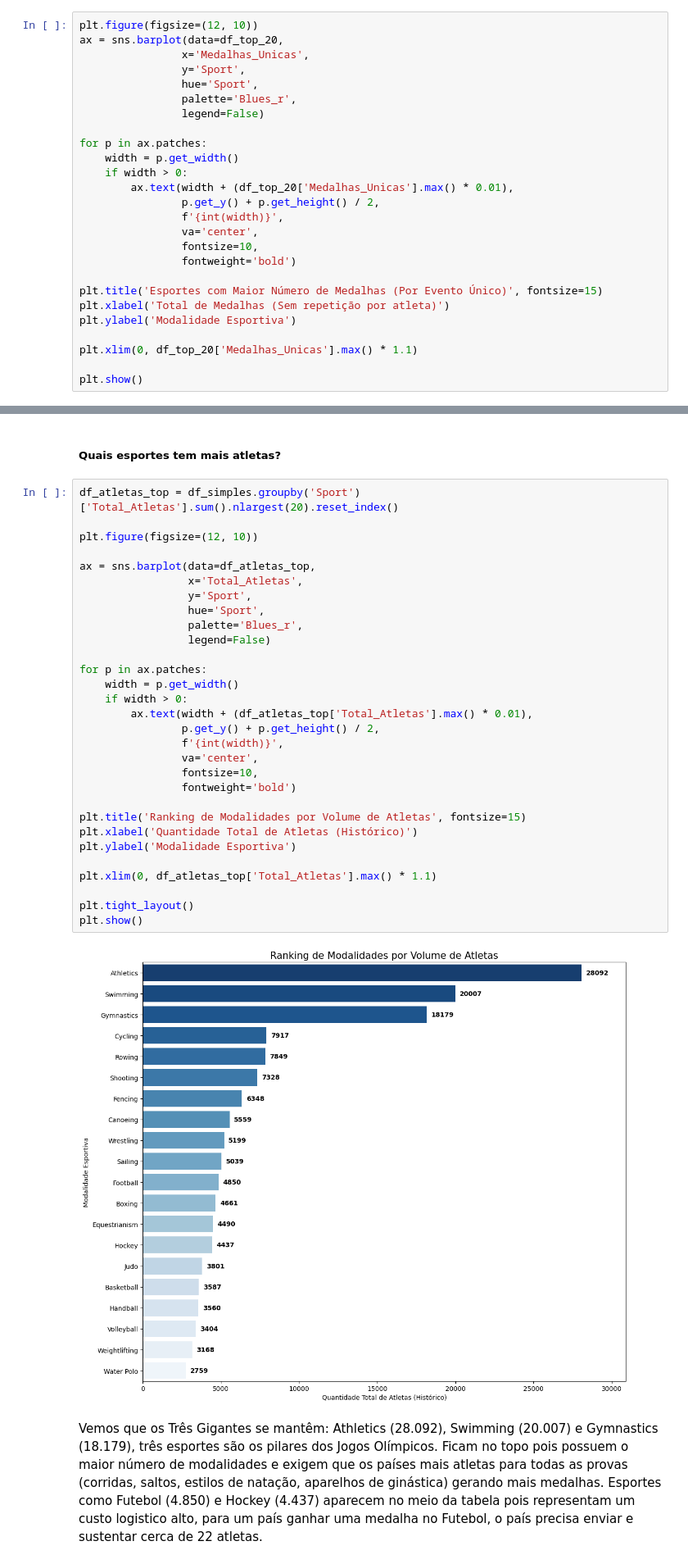
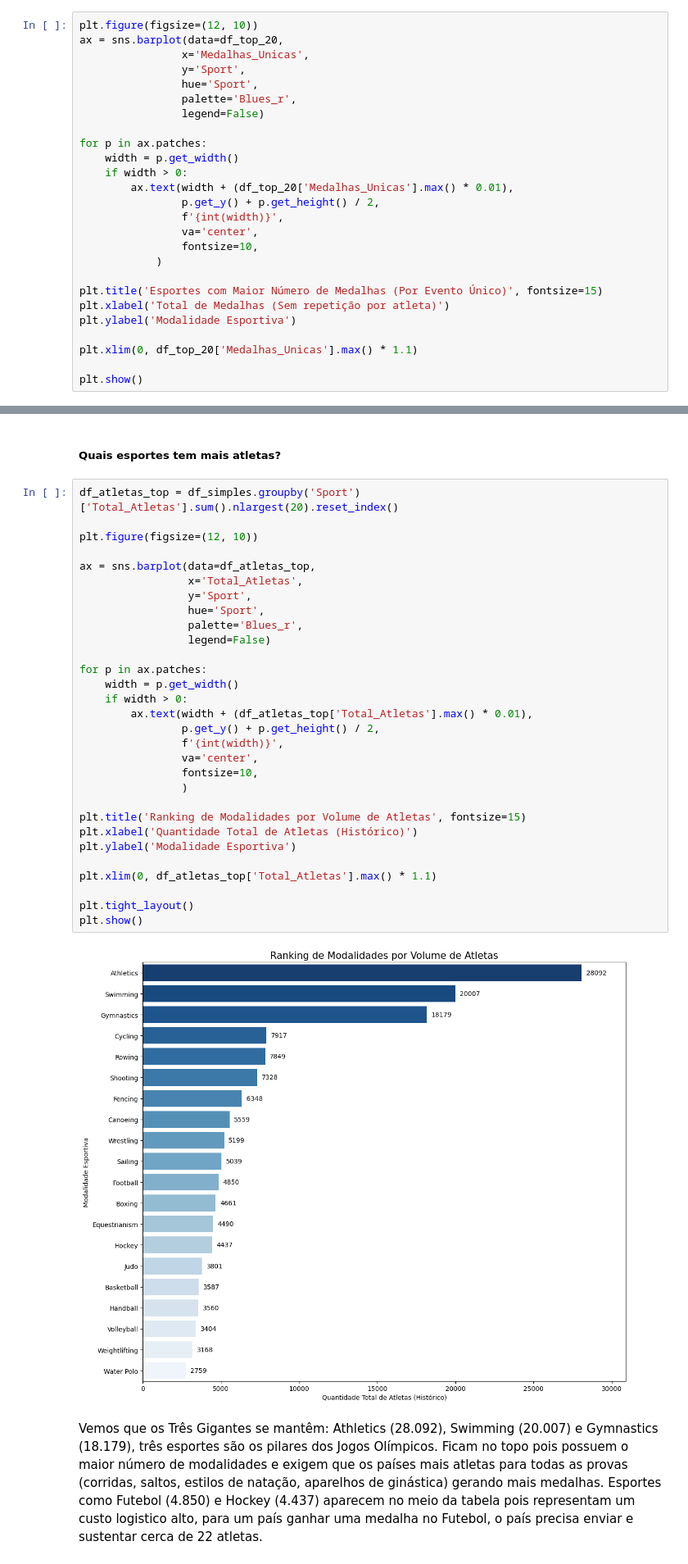
Before and after one commit to ClaraCaldas/Projeto-ICD, a Jupyter notebook: RELATORIO.ipynb, the cells around one changed output, grey strips where cells are left out. Shown at 82% size. Cells and saved outputs as stored; diff of their text form.

```diff
--- a/RELATORIO.ipynb
+++ b/RELATORIO.ipynb
@@ -373,7 +375,7 @@ for p in ax.patches:
                 f'{int(width)}',
                 va='center',
                 fontsize=10,
-                fontweight='bold')
+            )
 
 plt.title('Esportes com Maior Número de Medalhas (Por Evento Único)', fontsize=15)
 plt.xlabel('Total de Medalhas (Sem repetição por atleta)')
@@ -391,35 +393,35 @@ Ao eliminarmos a contagem múltipla de atletas em esportes coletivos, vemos o do
 # %%
 df_atletas_top = df_simples.groupby('Sport')['Total_Atletas'].sum().nlargest(20).reset_index()
 
 plt.figure(figsize=(12, 10))
 
 ax = sns.barplot(data=df_atletas_top,
                  x='Total_Atletas',
                  y='Sport',
                  hue='Sport',
                  palette='Blues_r',
                  legend=False)
 
 for p in ax.patches:
     width = p.get_width()
     if width > 0:
         ax.text(width + (df_atletas_top['Total_Atletas'].max() * 0.01),
                 p.get_y() + p.get_height() / 2,
                 f'{int(width)}',
                 va='center',
                 fontsize=10,
-                fontweight='bold')
+                )
 
 plt.title('Ranking de Modalidades por Volume de Atletas', fontsize=15)
 plt.xlabel('Quantidade Total de Atletas (Histórico)')
 plt.ylabel('Modalidade Esportiva')
 
 plt.xlim(0, df_atletas_top['Total_Atletas'].max() * 1.1)
 
 plt.tight_layout()
 plt.show()
 # %% [output]
-[figure, old version]
+[figure, new version]
 # %% [markdown]
 Vemos que os Três Gigantes se mantêm: Athletics (28.092), Swimming (20.007) e Gymnastics (18.179), três esportes são os pilares dos Jogos Olímpicos. Ficam no topo pois possuem o maior número de modalidades e exigem que os países mais atletas para todas as provas (corridas, saltos, estilos de natação, aparelhos de ginástica) gerando mais medalhas. Esportes como Futebol (4.850) e Hockey (4.437) aparecem no meio da tabela pois representam um custo logistico alto, para um país ganhar uma medalha no Futebol, o país precisa enviar e sustentar cerca de 22 atletas.
 # %% [markdown]
```
Also changed, not shown: parts of 10 cells of this notebook.
